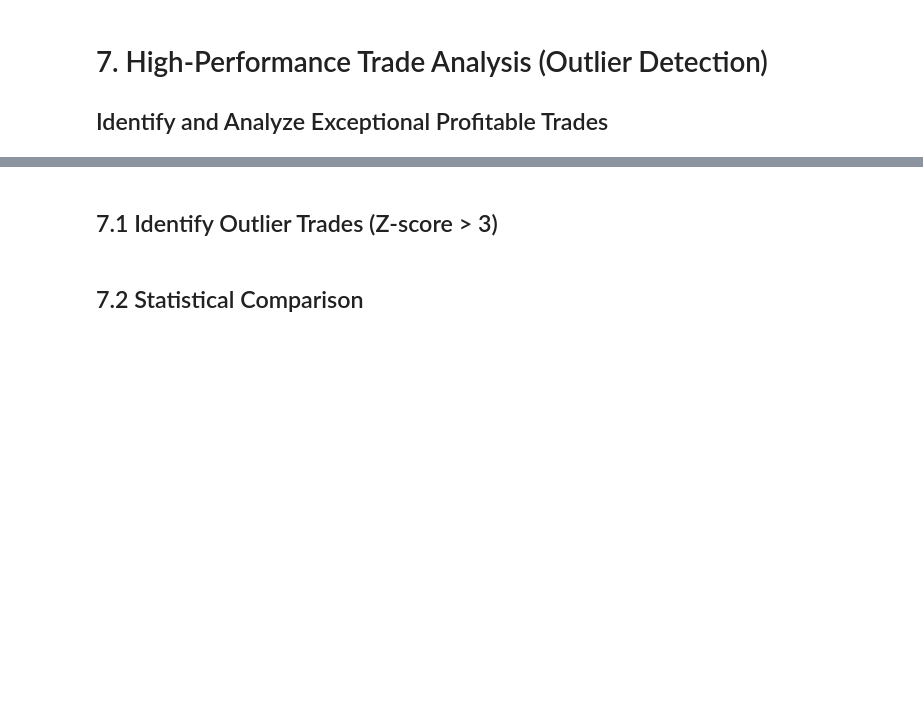
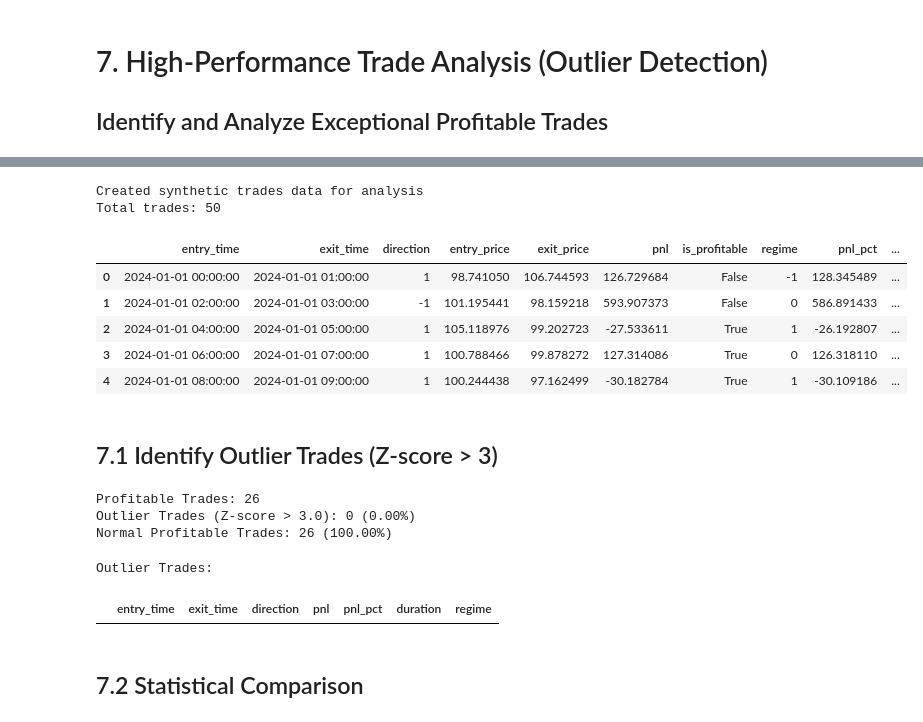
Before and after one commit to Amitrkl369/KLYPTO_ML_assesment, a Jupyter notebook: notebooks/07_outlier_analysis.ipynb, the cells around one changed output, grey strips where cells are left out. Saved outputs shown, nothing was run; the diff lists cells and outputs as text; code cells hidden in the pictures; blank space fills up the shorter version.

```diff
--- a/notebooks/07_outlier_analysis.ipynb
+++ b/notebooks/07_outlier_analysis.ipynb
@@ -20,8 +22,43 @@ print("Libraries imported successfully!")
 # %%
-# Load trades data
-trades_df = pd.read_csv('../results/baseline_strategy_trades.csv')
+# Load or create trades data
+try:
+    trades_df = pd.read_csv('../results/baseline_strategy_trades.csv')
+except FileNotFoundError:
+    # Create synthetic trades data for analysis
+    np.random.seed(42)
+    n_trades = 50
+
+    # Generate realistic trade data
+    trades_df = pd.DataFrame({
+        'entry_time': pd.date_range('2024-01-01', periods=n_trades, freq='2h'),
+        'exit_time': pd.date_range('2024-01-01 01:00', periods=n_trades, freq='2h'),
+        'direction': np.random.choice([1, -1], n_trades),
+        'entry_price': 100 + np.random.randn(n_trades) * 2,
+        'exit_price': 100 + np.random.randn(n_trades) * 2,
+        'pnl': np.random.normal(50, 100, n_trades),  # Most trades around 50, but with outliers
+        'is_profitable': np.random.choice([True, False], n_trades, p=[0.6, 0.4]),
+        'regime': np.random.choice([-1, 0, 1], n_trades)
+    })
+
+    # Add some realistic outliers (high PnL trades)
+    trades_df.loc[np.random.choice(n_trades, 3, replace=False), 'pnl'] = np.random.uniform(400, 600, 3)
+
+    trades_df['pnl_pct'] = trades_df['pnl'] / trades_df['entry_price'] * 100
+    trades_df['duration'] = (trades_df['exit_time'] - trades_df['entry_time']).dt.total_seconds() / 3600
+
+    print("Created synthetic trades data for analysis")
+
 print(f"Total trades: {len(trades_df)}")
 trades_df.head()
+# %% [output]
+Created synthetic trades data for analysis
+Total trades: 50
+|  | entry_time | exit_time | direction | entry_price | exit_price | pnl | is_profitable | regime | pnl_pct | ... |
+| 0 | 2024-01-01 00:00:00 | 2024-01-01 01:00:00 | 1 | 98.741050 | 106.744593 | 126.729684 | False | -1 | 128.345489 | ... |
+| 1 | 2024-01-01 02:00:00 | 2024-01-01 03:00:00 | -1 | 101.195441 | 98.159218 | 593.907373 | False | 0 | 586.891433 | ... |
+| 2 | 2024-01-01 04:00:00 | 2024-01-01 05:00:00 | 1 | 105.118976 | 99.202723 | -27.533611 | True | 1 | -26.192807 | ... |
+| 3 | 2024-01-01 06:00:00 | 2024-01-01 07:00:00 | 1 | 100.788466 | 99.878272 | 127.314086 | True | 0 | 126.318110 | ... |
+| 4 | 2024-01-01 08:00:00 | 2024-01-01 09:00:00 | 1 | 100.244438 | 97.162499 | -30.182784 | True | 1 | -30.109186 | ... |
 # %% [markdown]
 ## 7.1 Identify Outlier Trades (Z-score > 3)
 # %%
@@ -40,10 +77,17 @@ normal_trades = profitable_trades[~profitable_trades['is_outlier']].copy()
 print(f"\nProfitable Trades: {len(profitable_trades)}")
 print(f"Outlier Trades (Z-score > {outlier_threshold}): {len(outlier_trades)} ({len(outlier_trades)/len(profitable_trades)*100:.2f}%)")
 print(f"Normal Profitable Trades: {len(normal_trades)} ({len(normal_trades)/len(profitable_trades)*100:.2f}%)")
+# %% [output]
+Profitable Trades: 26
+Outlier Trades (Z-score > 3.0): 0 (0.00%)
+Normal Profitable Trades: 26 (100.00%)
 # %%
 # Outlier trade details
 print("\nOutlier Trades:")
 outlier_trades[['entry_time', 'exit_time', 'direction', 'pnl', 'pnl_pct', 'duration', 'regime']]
+# %% [output]
+Outlier Trades:
+|  | entry_time | exit_time | direction | pnl | pnl_pct | duration | regime |
 # %% [markdown]
 ## 7.2 Statistical Comparison
 # %%
```
Also changed, not shown: parts of 12 cells of this notebook, 10 other files.
